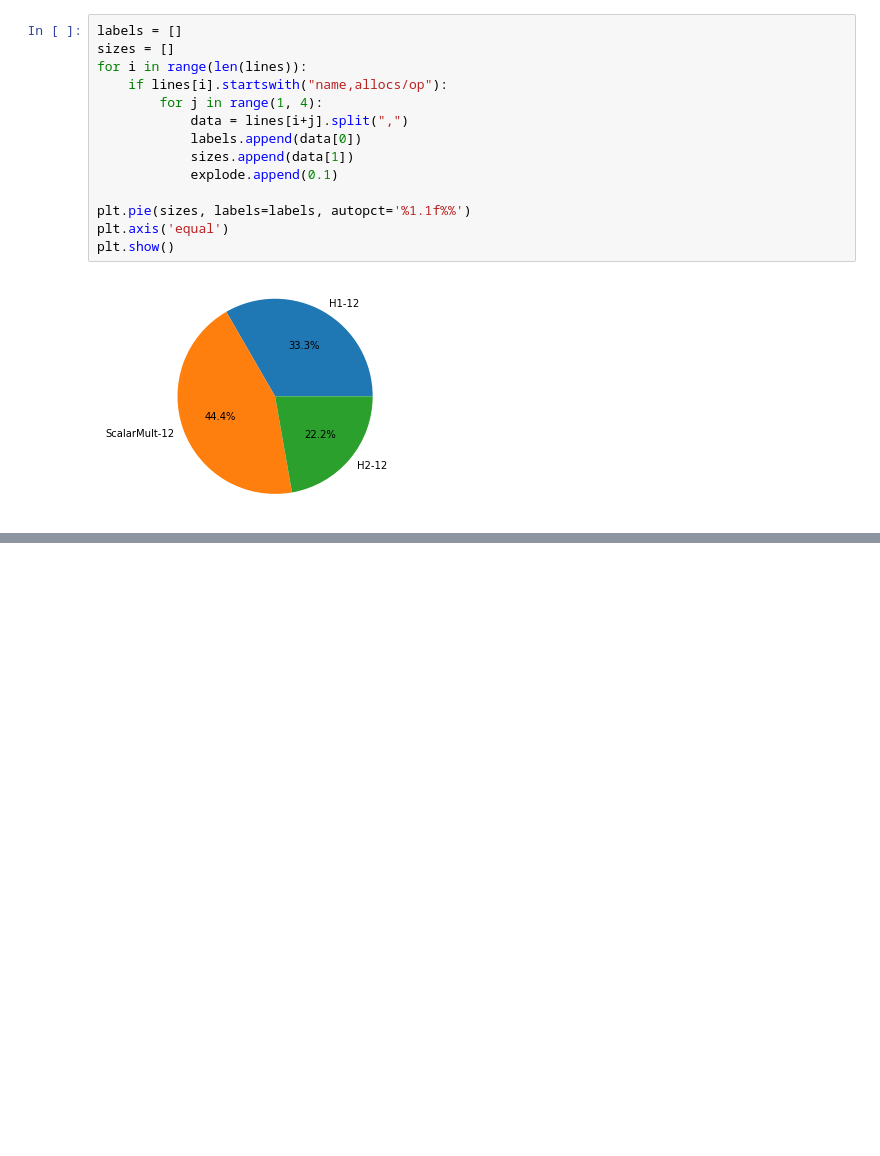
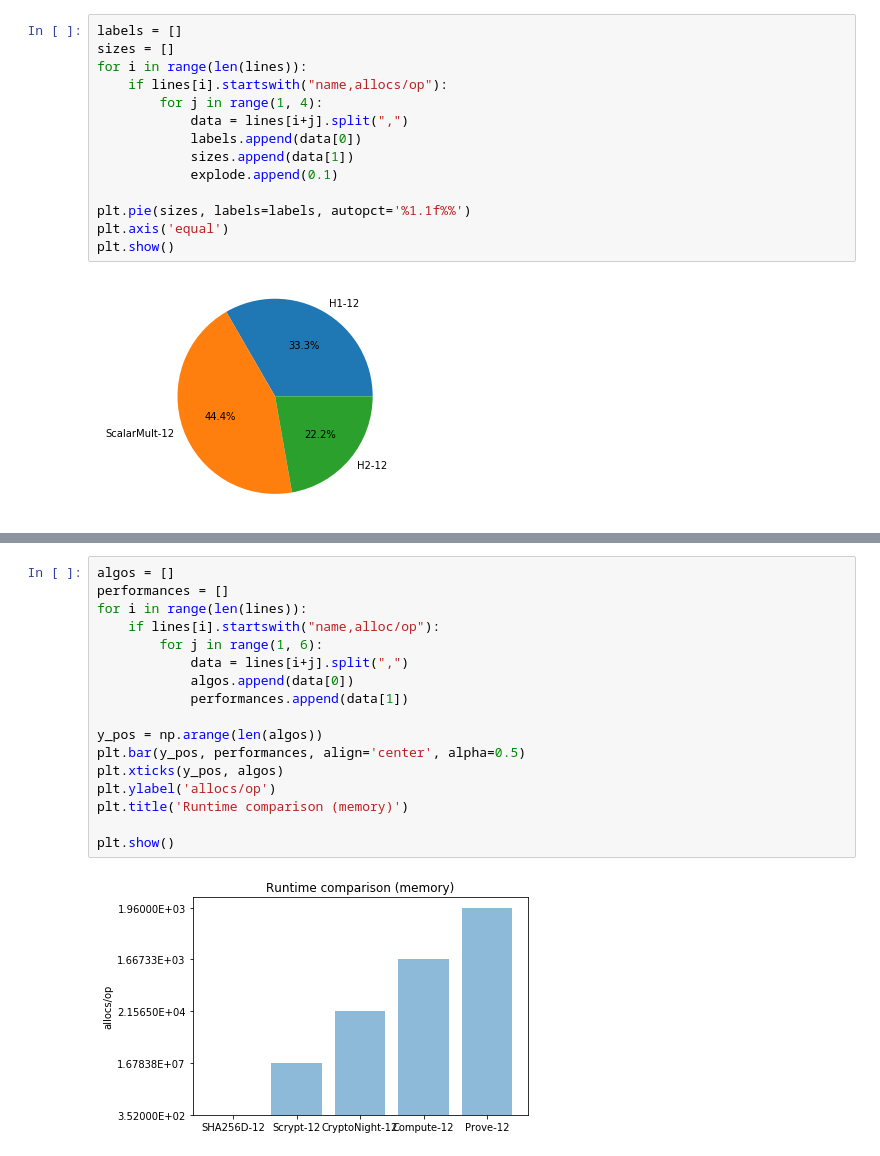
Before and after one commit to DEX-ware/vrf-mining, a Jupyter notebook: src/eval/Untitled.ipynb, the cells around one changed output, grey strips where cells are left out. Saved outputs shown, nothing was run; the diff lists cells and outputs as text; blank space fills up the shorter version.

```diff
--- a/src/eval/Untitled.ipynb
+++ b/src/eval/Untitled.ipynb
@@ -65,0 +90,19 @@ plt.show()
+# %%
+algos = []
+performances = []
+for i in range(len(lines)):
+    if lines[i].startswith("name,alloc/op"):
+        for j in range(1, 6):
+            data = lines[i+j].split(",")
+            algos.append(data[0])
+            performances.append(data[1])
+
+y_pos = np.arange(len(algos))
+plt.bar(y_pos, performances, align='center', alpha=0.5)
+plt.xticks(y_pos, algos)
+plt.ylabel('allocs/op')
+plt.title('Runtime comparison (memory)')
+
+plt.show()
+# %% [output]
+[figure, added]
```
Also changed, not shown: parts of 7 cells of this notebook.
